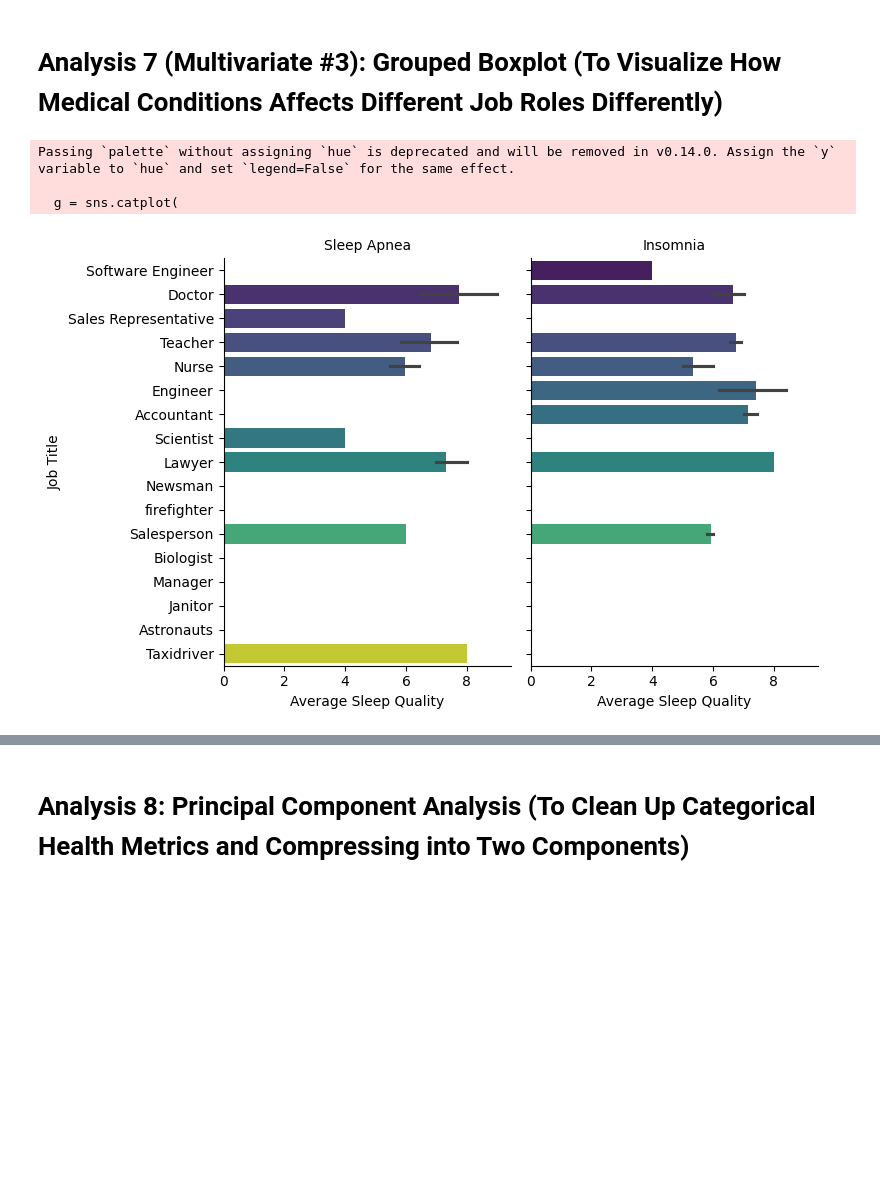
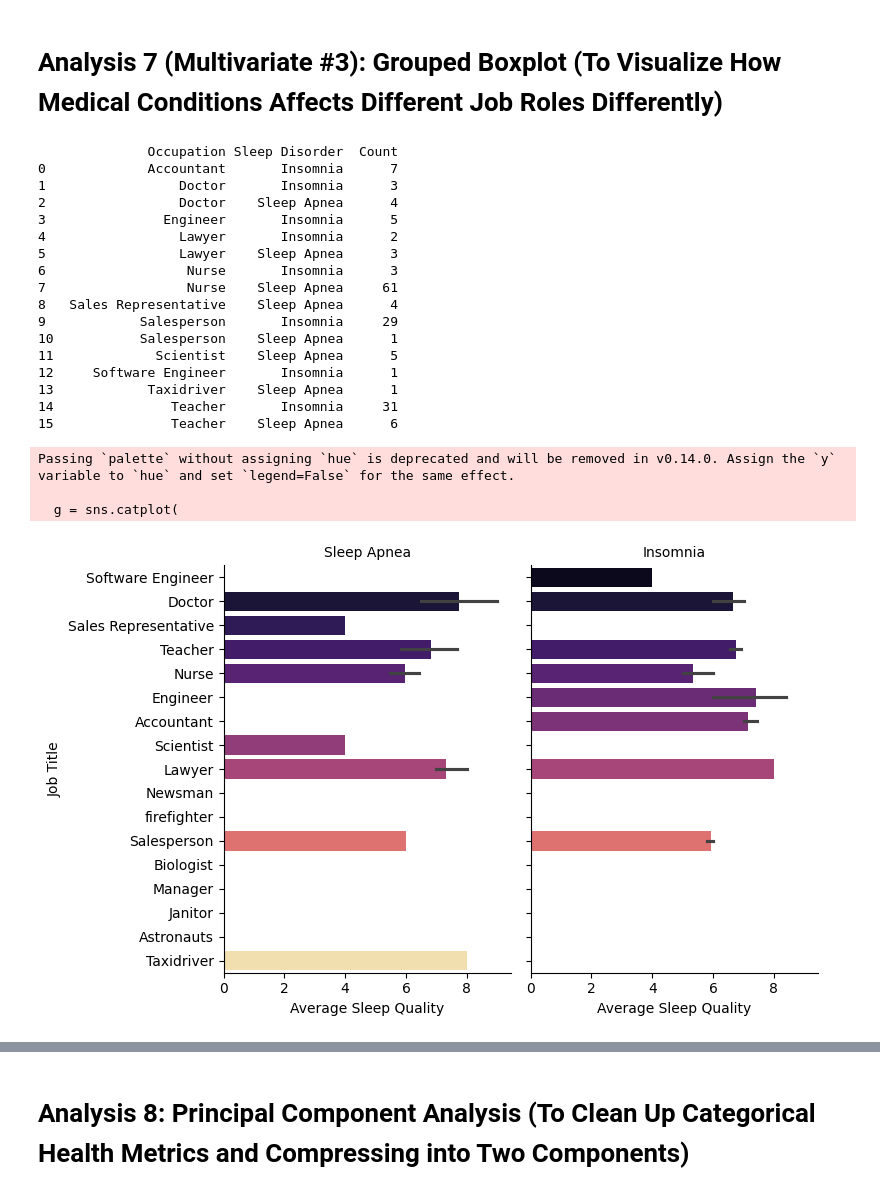
Before and after one commit to Kucheing/FirstOpeningZomato, a Jupyter notebook: ASGZD-1201/ProjectSleepDisorder.ipynb, the cells around one changed output, grey strips where cells are left out. Saved outputs shown, nothing was run; the diff lists cells and outputs as text; code cells hidden in the pictures; blank space fills up the shorter version.

```diff
--- a/ASGZD-1201/ProjectSleepDisorder.ipynb
+++ b/ASGZD-1201/ProjectSleepDisorder.ipynb
@@ -938,24 +938,47 @@ Your Result: Anything under 30 is perfect, and under 100 is usually fine. At 79,
 # %% [markdown]
 # **Analysis 7 (Multivariate #3): Grouped Boxplot (To Visualize How Medical Conditions Affects Different Job Roles Differently)**
 # %%
+# This groups by Job and Disorder and counts them
+counts_df = df.groupby(['Occupation', 'Sleep Disorder']).size().reset_index(name='Count')
+
+# This prints the table so you can see the numbers
+print(counts_df)
+
 # This creates 3 side-by-side plots: one for None, one for Insomnia, one for Sleep Apnea
 g = sns.catplot(
     data=df,
     x="Quality of Sleep",
     y="Occupation",
     col="Sleep Disorder", # This is the "facet" variable
     kind="bar",
-    palette="viridis",
+    palette="magma",
     height=5,
     aspect=0.8
 )
 
 # Refine labels for a professional look
 g.set_axis_labels("Average Sleep Quality", "Job Title")
 g.set_titles("{col_name}")
 plt.show()
 # %% [output]
-Passing `palette` without assigning `hue` is deprecated and will be removed in v0.14.0. Assign the `y` variable to `hue` and set `legend=False` for the same effect.
-
-  g = sns.catplot(
+              Occupation Sleep Disorder  Count
+0             Accountant       Insomnia      7
+1                 Doctor       Insomnia      3
+2                 Doctor    Sleep Apnea      4
+3               Engineer       Insomnia      5
+4                 Lawyer       Insomnia      2
+5                 Lawyer    Sleep Apnea      3
+6                  Nurse       Insomnia      3
+7                  Nurse    Sleep Apnea     61
+8   Sales Representative    Sleep Apnea      4
+9            Salesperson       Insomnia     29
+10           Salesperson    Sleep Apnea      1
+11             Scientist    Sleep Apnea      5
+12     Software Engineer       Insomnia      1
+13            Taxidriver    Sleep Apnea      1
+14               Teacher       Insomnia     31
+15               Teacher    Sleep Apnea      6
+Passing `palette` without assigning `hue` is deprecated and will be removed in v0.14.0. Assign the `y` variable to `hue` and set `legend=False` for the same effect.
+
+  g = sns.catplot(
-[figure, old version]
+[figure, new version]
```
Also changed, not shown: parts of 1 cell of this notebook.
